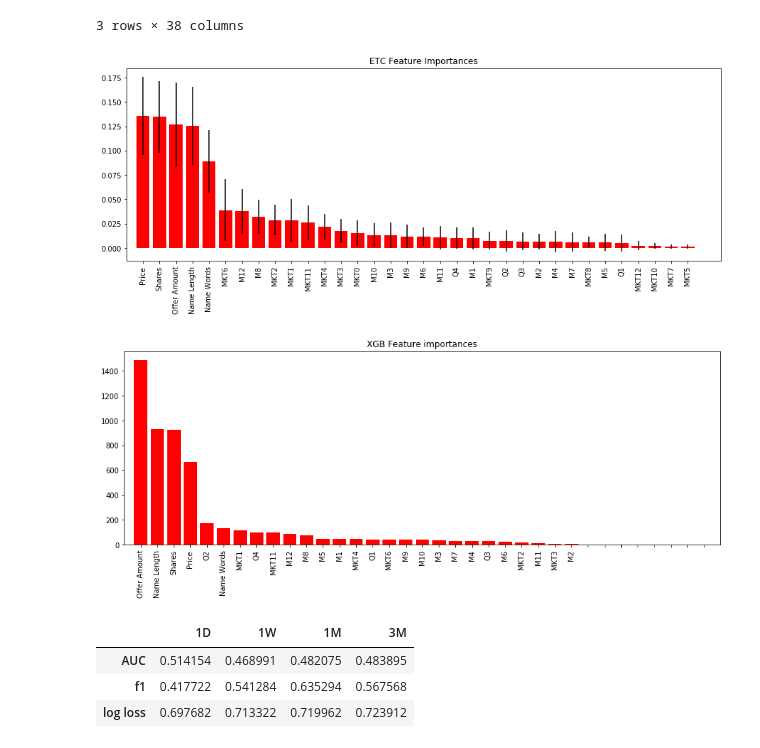
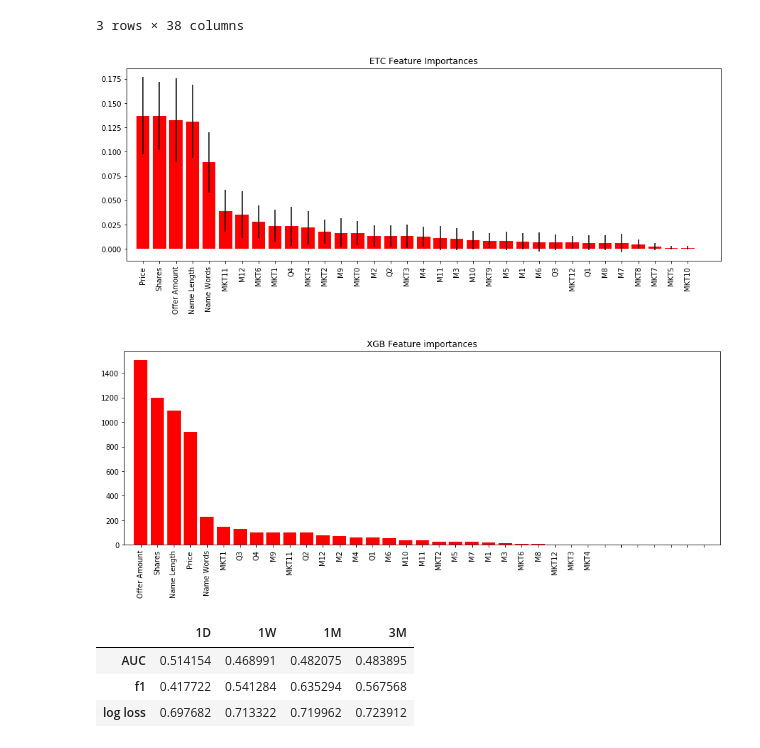
Before and after one commit to algonell/ipo-miner, a Jupyter notebook: 1 Baseline.ipynb, the cells around one changed output. Cells and saved outputs as stored; diff of their text form; code cells hidden in the pictures.

```diff
--- a/1 Baseline.ipynb
+++ b/1 Baseline.ipynb
@@ -58,9 +61,9 @@ df.head(3)
 # %%
 #feature importance
-ml.show_feature_importance(df, '1M')
+ml.show_feature_importance(df, '3M')
 # %% [output]
-[figure, old version]
+[figure, new version]
-[figure, old version]
+[figure, new version]
 # %%
 #as expected the results are poor
 ml.run_ml_flow(df)
```
Also changed, not shown: parts of 2 cells of this notebook, 4 other files.
